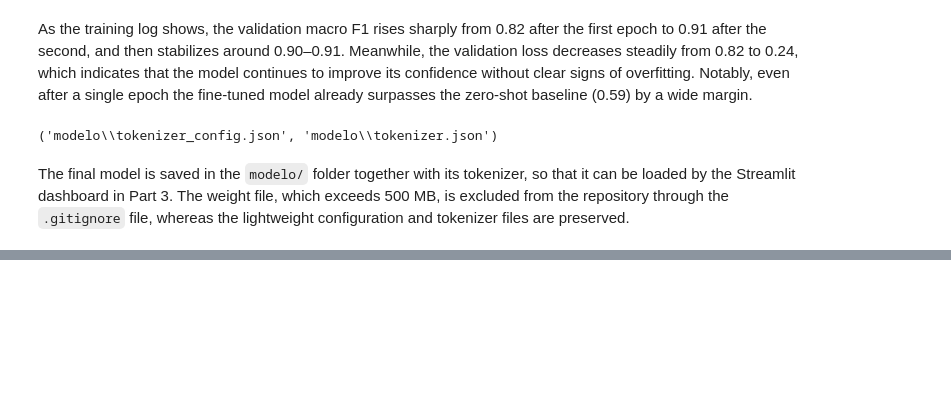
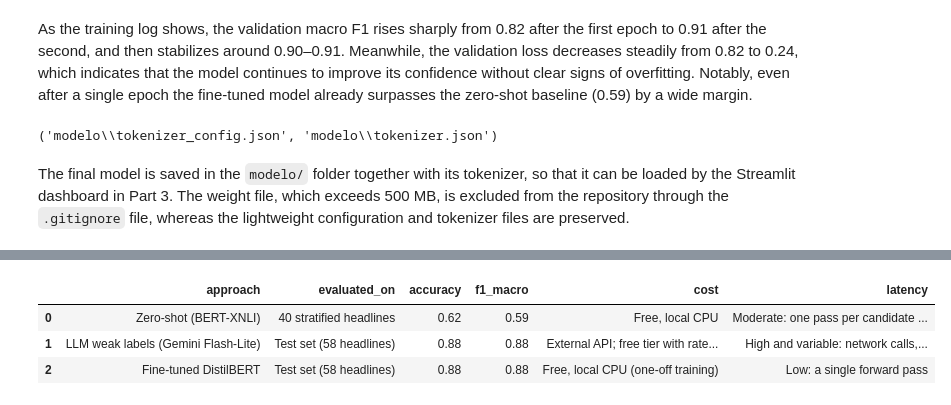
Before and after one commit to anakaren-zl/data-science-python-2026, a Jupyter notebook: tarea_1/02_clasificacion.ipynb, the cells around one changed output, grey strips where cells are left out. Saved outputs shown, nothing was run; the diff lists cells and outputs as text; code cells hidden in the pictures; blank space fills up the shorter version.

```diff
--- a/tarea_1/02_clasificacion.ipynb
+++ b/tarea_1/02_clasificacion.ipynb
@@ -430,0 +485,9 @@ The final model is saved in the `modelo/` folder together with its tokenizer, so
+# %%
+# The LLM is evaluated on exactly the same 58 test headlines, for a fair comparison.
+etiquetas_llm_prueba = prueba["etiqueta_llm"].fillna("invalid")
+
+accuracy_llm = accuracy_score(prueba["etiqueta"], etiquetas_llm_prueba)
+f1_llm = f1_score(prueba["etiqueta"], etiquetas_llm_prueba, labels=categorias, average="macro")
+
+print(f"LLM accuracy : {accuracy_llm:.2f}")
+print(f"LLM macro F1 : {f1_llm:.2f}")
@@ -430,0 +501,15 @@ The final model is saved in the `modelo/` folder together with its tokenizer, so
+# %%
+tabla_comparativa = pd.DataFrame({
+    "approach": ["Zero-shot (BERT-XNLI)", "LLM weak labels (Gemini Flash-Lite)", "Fine-tuned DistilBERT"],
+    "evaluated_on": ["40 stratified headlines", "Test set (58 headlines)", "Test set (58 headlines)"],
+    "accuracy": [accuracy_zero_shot, accuracy_llm, accuracy_modelo],
+    "f1_macro": [f1_zero_shot, f1_llm, f1_modelo],
+    "cost": ["Free, local CPU", "External API; free tier with rate limits", "Free, local CPU (one-off training)"],
+    "latency": ["Moderate: one pass per candidate label", "High and variable: network calls, 503 errors observed", "Low: a single forward pass"],
+})
+tabla_comparativa.round(2)
+# %% [output]
+|  | approach | evaluated_on | accuracy | f1_macro | cost | latency |
+| 0 | Zero-shot (BERT-XNLI) | 40 stratified headlines | 0.62 | 0.59 | Free, local CPU | Moderate: one pass per candidate ... |
+| 1 | LLM weak labels (Gemini Flash-Lite) | Test set (58 headlines) | 0.88 | 0.88 | External API; free tier with rate... | High and variable: network calls,... |
+| 2 | Fine-tuned DistilBERT | Test set (58 headlines) | 0.88 | 0.88 | Free, local CPU (one-off training) | Low: a single forward pass |
```
Also changed, not shown: parts of 10 cells of this notebook, 1 other file.
